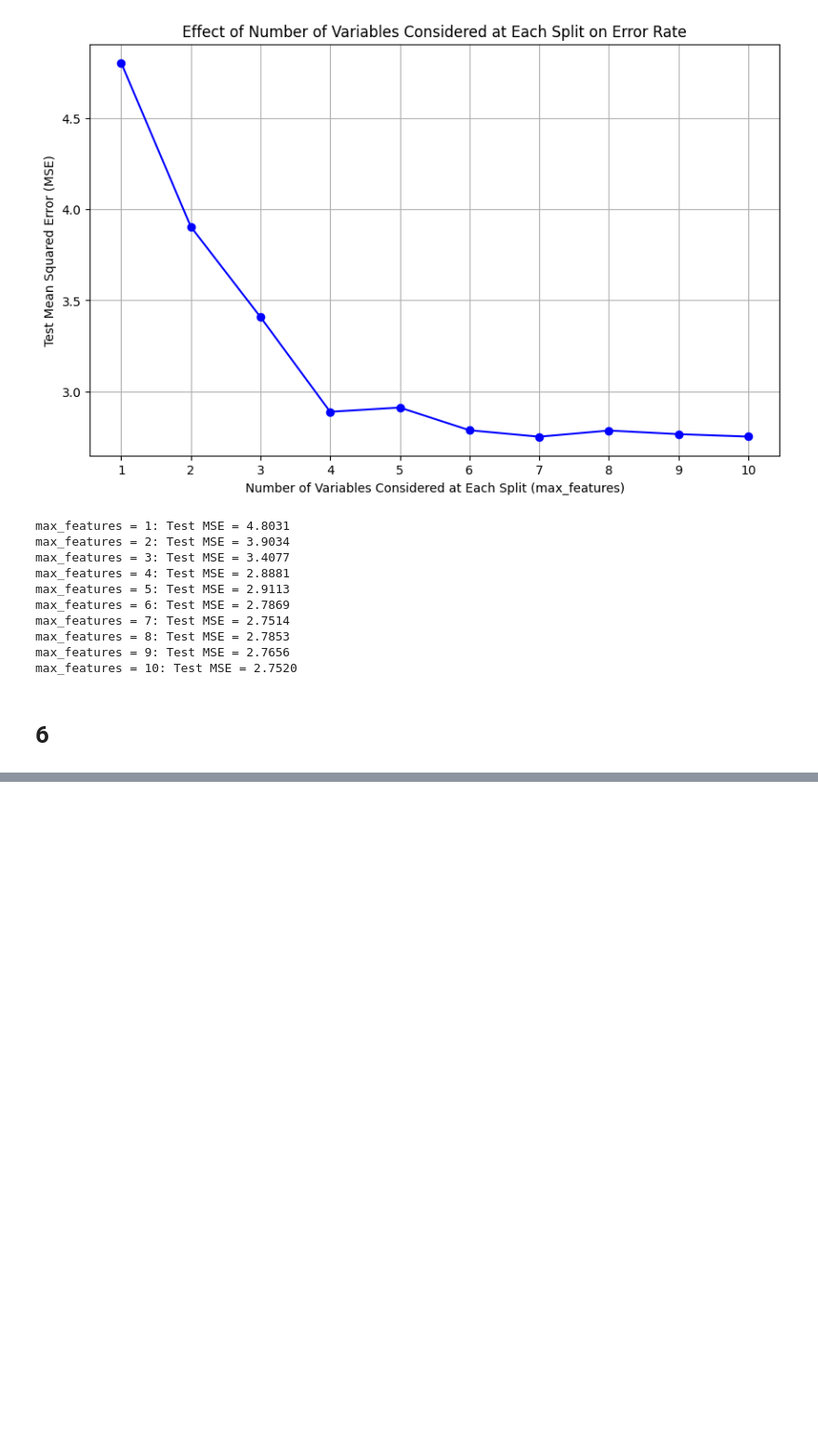
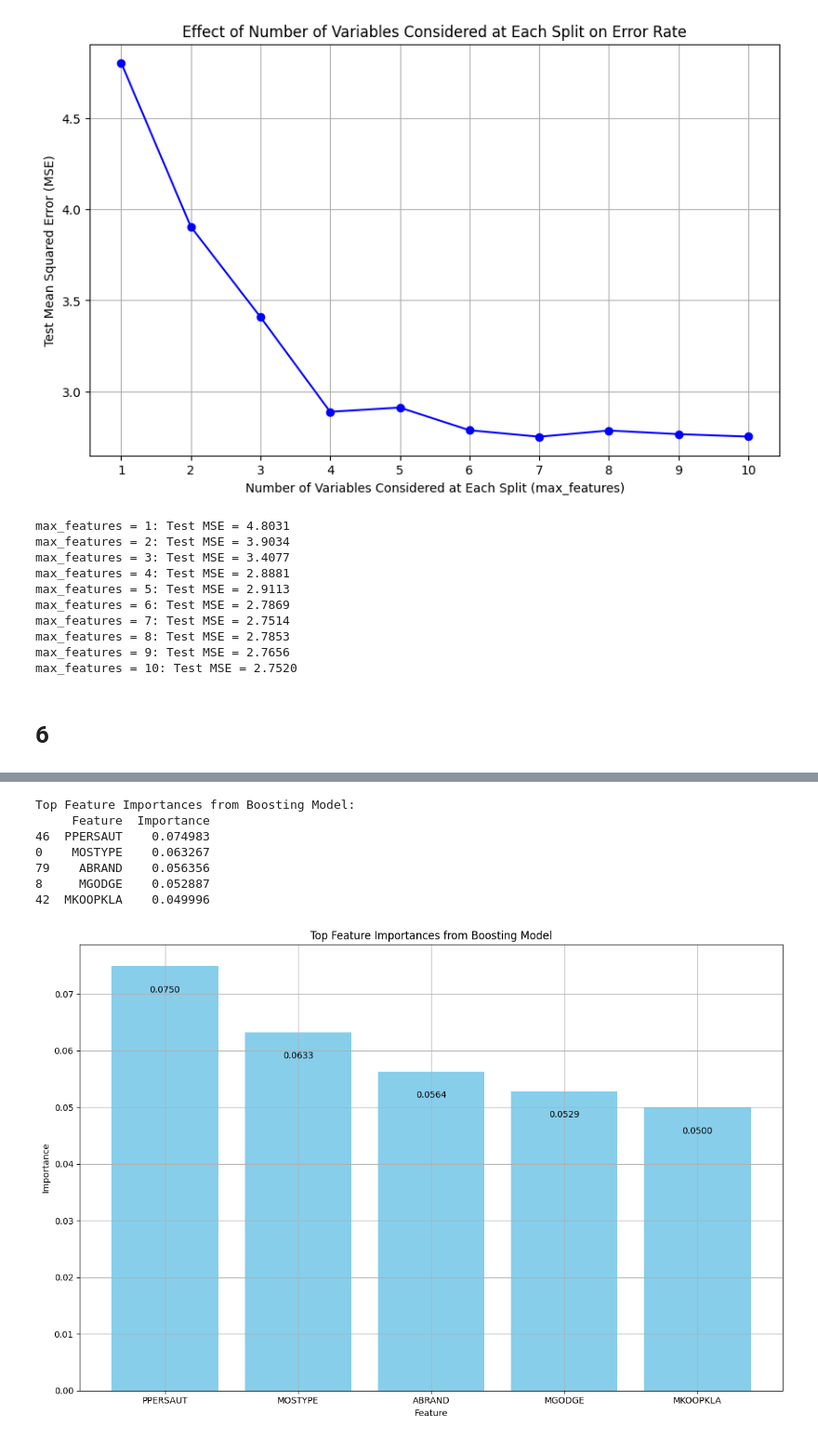
Before and after one commit to mhleethomas/Problem-Set-2, a Jupyter notebook: problem_set_2.ipynb, the cells around one changed output, grey strips where cells are left out. Shown at 93% size. Drawn from its saved outputs; the diff is of its cells as text; code cells hidden in the pictures; blank space fills up the shorter version.

```diff
--- a/problem_set_2.ipynb
+++ b/problem_set_2.ipynb
@@ -1142,0 +1295,45 @@ max_features = 10: Test MSE = 2.7520
+# %%
+# Define the constant for the number of top important features to display
+TOP_N_FEATURES = 5
+
+# Determine the importance of each variable
+feature_importances_boosting = boosting_model.feature_importances_
+
+# Create a DataFrame to display the feature importances
+feature_importances_boosting_df = pd.DataFrame({
+    'Feature': X_train.columns,
+    'Importance': feature_importances_boosting
+}).sort_values(by='Importance', ascending=False)
+
+# Select the top N important features
+top_features_df = feature_importances_boosting_df.head(TOP_N_FEATURES)
+
+# Print the feature importances
+print("Top Feature Importances from Boosting Model:")
+print(top_features_df)
+
+# Plot the feature importances as a vertical bar chart
+plt.figure(figsize=(12, 8))
+bars = plt.bar(top_features_df['Feature'], top_features_df['Importance'], color='skyblue')
+
+# Add labels to the bars with reduced padding to avoid overlap and rotate them 45 degrees
+for bar in bars:
+    height = bar.get_height()
+    plt.text(bar.get_x() + bar.get_width() / 2.0, height - 0.005, f'{height:.4f}', ha='center', va='bottom')
+
+plt.xlabel('Feature')
+plt.ylabel('Importance')
+plt.title('Top Feature Importances from Boosting Model')
+plt.xticks()
+plt.grid(True)
+plt.tight_layout()  # Adjust layout to fit labels
+plt.show()
+# %% [output]
+Top Feature Importances from Boosting Model:
+     Feature  Importance
+46  PPERSAUT    0.074983
+0    MOSTYPE    0.063267
+79    ABRAND    0.056356
+8     MGODGE    0.052887
+42  MKOOPKLA    0.049996
+[figure, added]
```
Also changed, not shown: parts of 10 cells of this notebook, 1 other file.
